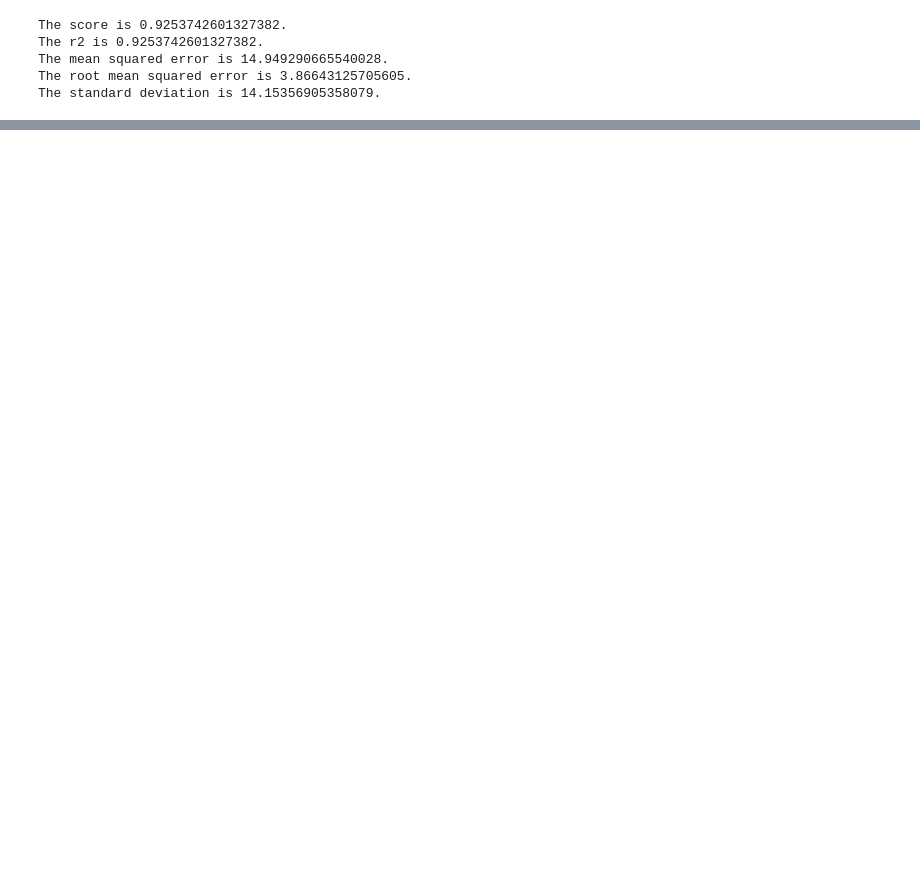
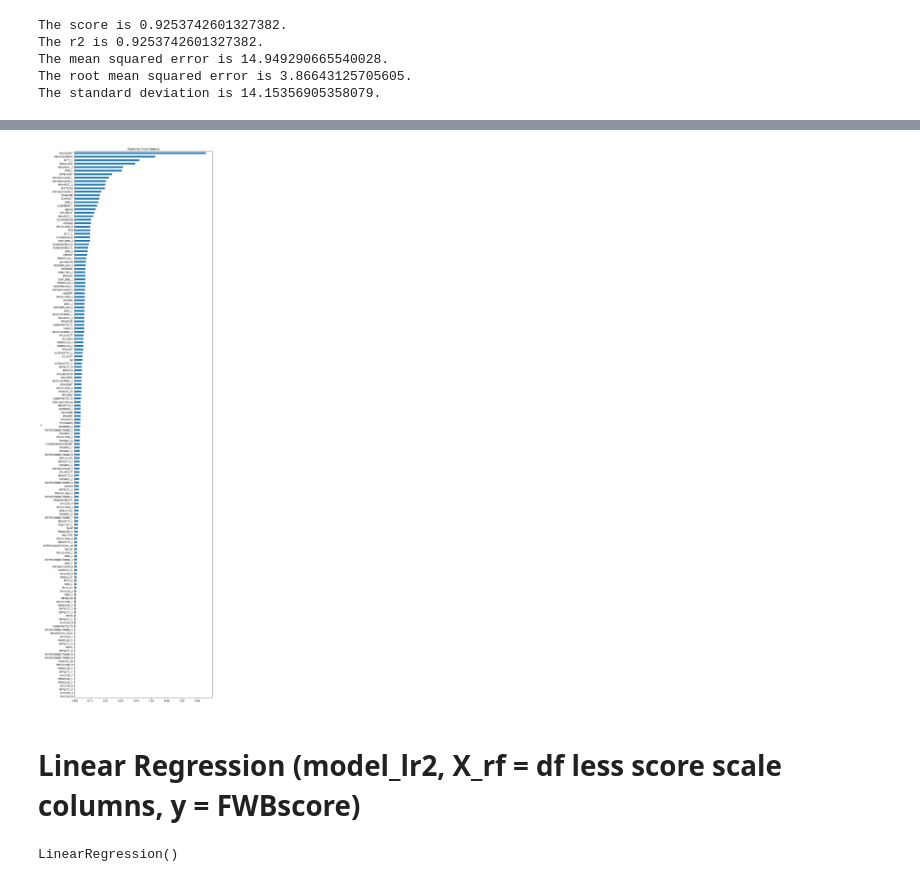
Before and after one commit to jeffdubo/project-4-financial-well-being, a Jupyter notebook: etl/fwb_data_matt.ipynb, the cells around one changed output, grey strips where cells are left out. Drawn from its saved outputs; the diff is of its cells as text; code cells hidden in the pictures; blank space fills up the shorter version.

```diff
--- a/etl/fwb_data_matt.ipynb
+++ b/etl/fwb_data_matt.ipynb
@@ -170,0 +257,5 @@ The standard deviation is 14.15356905358079.
+# %%
+# Define features set (X_rf)
+X_rf = df.copy()
+columns_to_drop = fwb_cols + fs_cols + lm_cols + kh_cols + ['PUF_ID', 'finalwt', 'FWBquantile']
+X_rf.drop(columns=columns_to_drop, inplace=True)
@@ -170,0 +400,11 @@ The standard deviation is 14.15356905358079.
+# %%
+importances_df = pd.DataFrame(sorted(zip(model_rf_importance.feature_importances_, X_rf.columns), reverse=True))
+importances_df.set_index(importances_df[1], inplace=True)
+importances_df.drop(columns=1, inplace=True)
+importances_df.rename(columns={0: 'Feature Importances'}, inplace=True)
+importances_sorted = importances_df.sort_values(by='Feature Importances')
+ax = importances_sorted.plot(kind='barh', title='Features Importances', legend=False, figsize=(10, 40))
+# %% [output]
+[figure, added]
+# %% [markdown]
+# Linear Regression (model_lr2, X_rf = df less score scale columns, y = FWBscore)
@@ -170,0 +413,4 @@ The standard deviation is 14.15356905358079.
+# %%
+model_lr2.fit(X_rf,y)
+# %% [output]
+LinearRegression()
```
Also changed, not shown: parts of 58 cells of this notebook.
